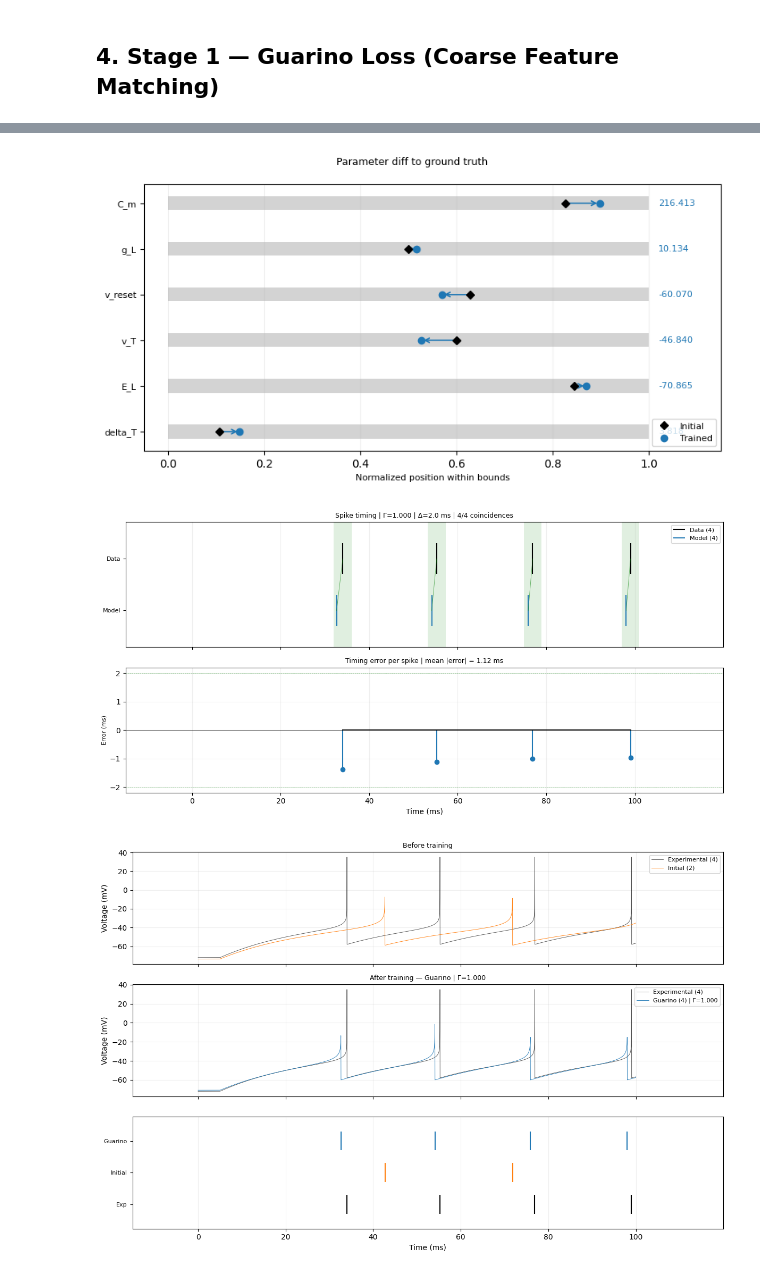
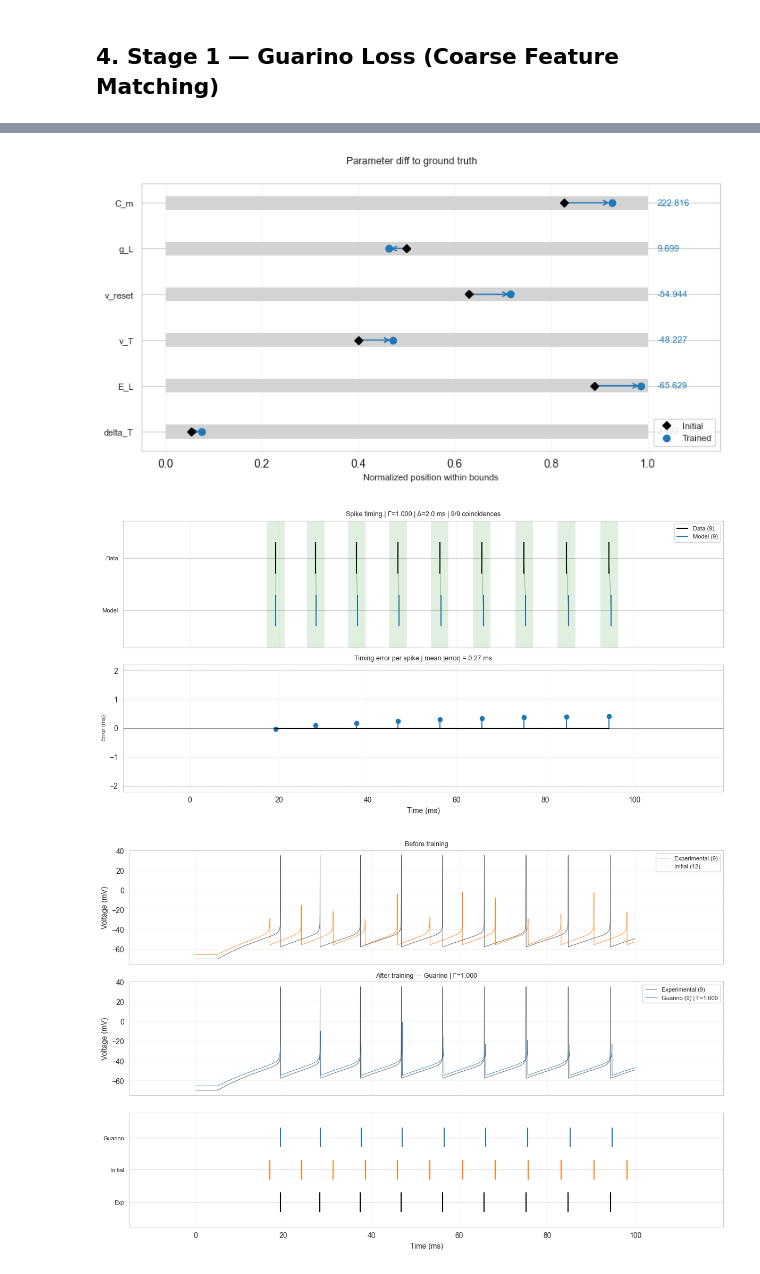
Before and after one commit to paulmyr/master-thesis, a Jupyter notebook: 5_code/notebooks/training_synthetic_singlestage_guarino.ipynb, the cells around one changed output, grey strips where cells are left out. Saved outputs shown, nothing was run; the diff lists cells and outputs as text; code cells hidden in the pictures.

```diff
--- a/5_code/notebooks/training_synthetic_singlestage_guarino.ipynb
+++ b/5_code/notebooks/training_synthetic_singlestage_guarino.ipynb
@@ -65,7 +65,7 @@ dt_ms = 0.025
 t_max_ms = 100.0
 stim_delay_ms = 5.0
 stim_duration_ms = 95.0
-stim_current_pA = 415.0
+stim_current_pA = 500.0
 
 n_samples = int(round(t_max_ms / dt_ms))
 time_arr = np.arange(n_samples) * dt_ms
@@ -145,9 +145,7 @@ sim_gt = simulate_with_current_trace(
     params=ground_truth_params,
     current_trace_pA=exp_cropped.current,
     dt_ms=exp_cropped.dt_ms,
-    use_surrogate=True,
-    surrogate_type="sigmoid",
-    surrogate_slope=5.0,
+    use_surrogate=False,
 )
 
 print(f"Ground truth simulation: {sim_gt.n_spikes} spikes, {sim_gt.firing_rate_hz:.1f} Hz")
@@ -358,15 +363,15 @@ Loss floor (Guarino  at ground truth): 0.0025
 exp_voltage = jnp.array(data.voltage)
 
 # --- Stage 1 config ---
-config_stage1 = TrainingConfig(
+training_config = TrainingConfig(
     optimizer="polyak",
-    learning_rate=0.05,
-    n_epochs=200,
-    surrogate_type="sigmoid",
-    surrogate_slope=2,
-    print_every=10,
+    learning_rate=0.01,
+    n_epochs=50,
+    surrogate_type="superspike",
+    surrogate_slope=10.0,
+    print_every=1,
     polyak_alpha=1.0,
-    polyak_beta=0.85,
+    polyak_beta=0.8,
     clip_to_bounds=False,
     use_param_transform=True,
     verbose=True,
@@ -379,7 +384,7 @@ cell1, data_stimuli1, t_max1, trainable_params1 = setup_trainable_cell(
     # initial_params=ground_truth_params,
     current_trace_pA=data.current,
     dt_ms=data.dt_ms,
-    config=config_stage1,
+    config=training_config,
     trainable_params=TRAINABLE_STAGE1,
 )
 
@@ -399,15 +404,13 @@ loss_fn_stage1 = make_guarino_loss_fn(
     exp_features=exp_features,
     stim_duration_ms=data.stim_duration_ms,
     stim_end_index=data.stim_end_idx,
-    #loss_config=GuarinoLossConfig(
-    #    weight_t_first=1.0,
-    #    weight_t_second=2.0,
-    #    weight_t_third=3.0,
-    #    weight_t_last=4.0,
-    #    weight_firing_freq=1.0,
-    #    weight_spike_count=0.1,
-    #),
-    loss_config=GuarinoLossConfig(),
+    loss_config=GuarinoLossConfig(
+        weight_spike_count=0.1,
+    ),
+    #loss_config=GuarinoLossConfig(),
+    temperature=0.2,
+    beta=10,
+    validity_beta=10
 )
 
 print(f"Initial Guarino loss: {float(loss_fn_stage1(trainable_params1)):.4f}")
@@ -426,7 +429,7 @@ Initial Guarino loss: 5.2247
 result_stage1 = train(
     loss_fn=loss_fn_stage1,
     trainable_params=trainable_params1,
-    config=config_stage1,
+    config=training_config,
     initial_params=initial_params,
 )
 
@@ -463,7 +466,7 @@ sim_stage1 = simulate_with_current_trace(
     params=params_after_s1,
     current_trace_pA=data.current,
     dt_ms=data.dt_ms,
-    use_surrogate=True,
+    use_surrogate=False,
 )
 
 print(f"Stage 1: {sim_stage1.n_spikes} spikes (target: {data.n_spikes})")
@@ -511,3 +514,3 @@ Gamma = 1.000
-[figure, old version]
+[figure, new version]
-[figure, old version]
+[figure, new version]
-[figure, old version]
+[figure, new version]
```
Also changed, not shown: parts of 11 cells of this notebook, 32 other files.
